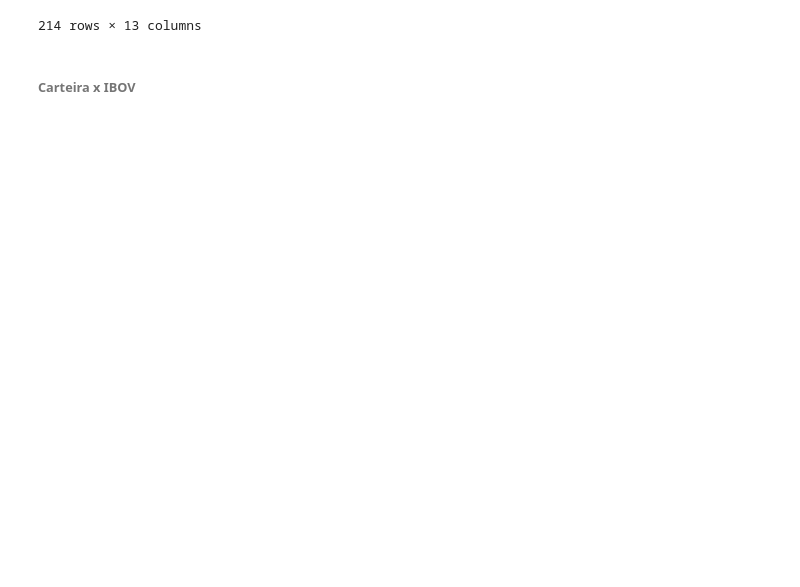
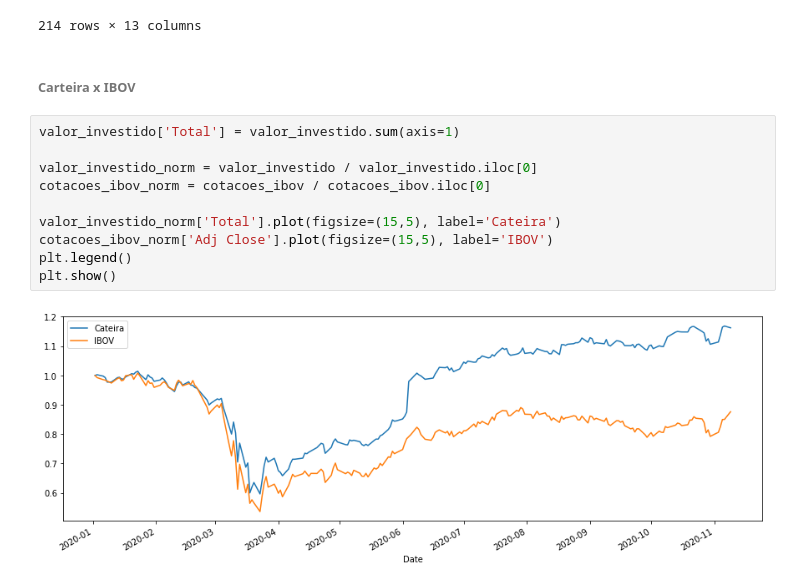
Before and after one commit to gsoaresdz/wallet, a Jupyter notebook: main.ipynb, the cells around one changed output. Saved outputs shown, nothing was run; the diff lists cells and outputs as text; blank space fills up the shorter version.

```diff
--- a/main.ipynb
+++ b/main.ipynb
@@ -158,3 +158,15 @@ display(valor_investido)
 214 rows × 13 columns
 # %% [markdown]
 ###### Carteira x IBOV
+# %%
+valor_investido['Total'] = valor_investido.sum(axis=1)
+
+valor_investido_norm = valor_investido / valor_investido.iloc[0]
+cotacoes_ibov_norm = cotacoes_ibov / cotacoes_ibov.iloc[0]
+
+valor_investido_norm['Total'].plot(figsize=(15,5), label='Cateira')
+cotacoes_ibov_norm['Adj Close'].plot(figsize=(15,5), label='IBOV')
+plt.legend()
+plt.show()
+# %% [output]
+[figure, added]
```
Also changed, not shown: parts of 3 cells of this notebook.
